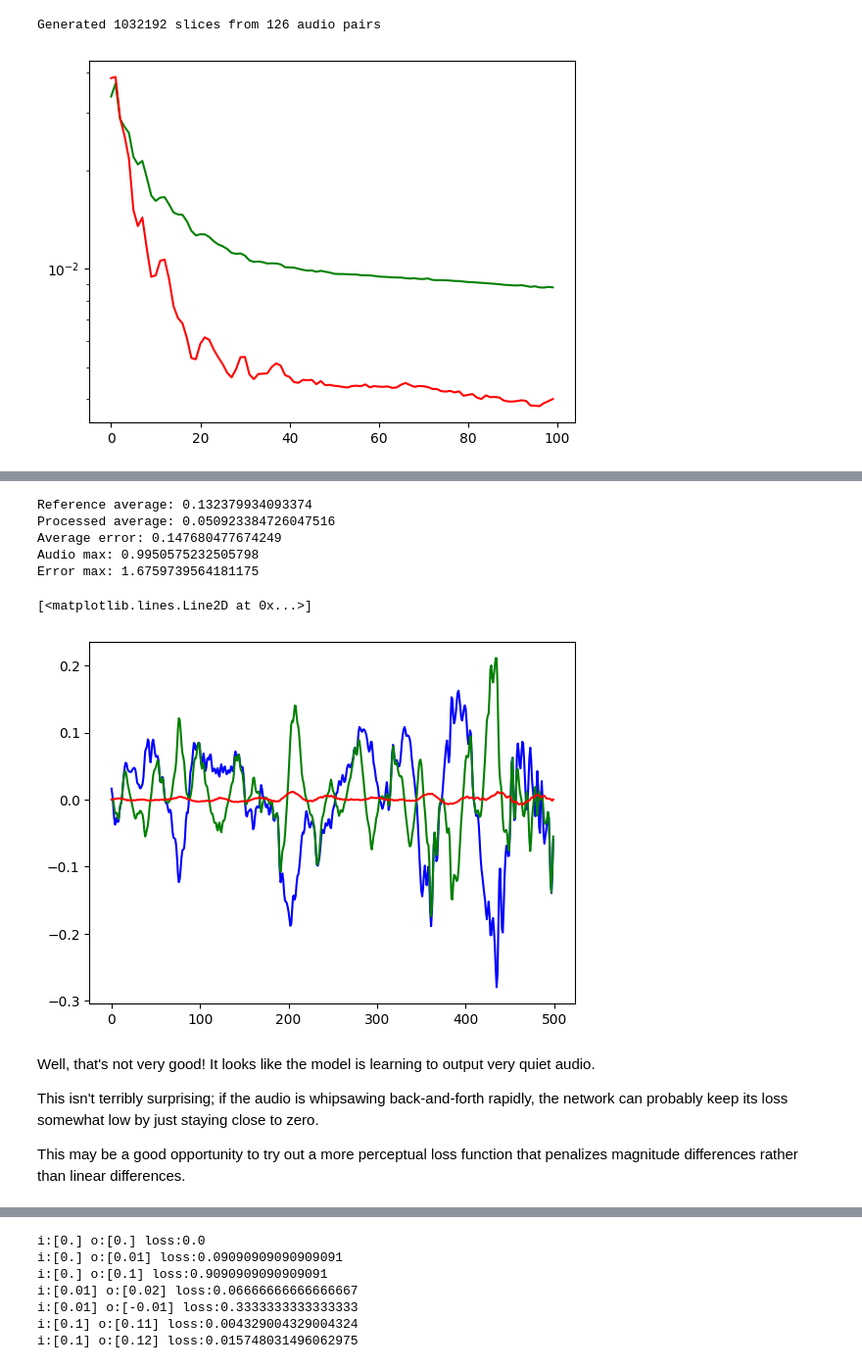
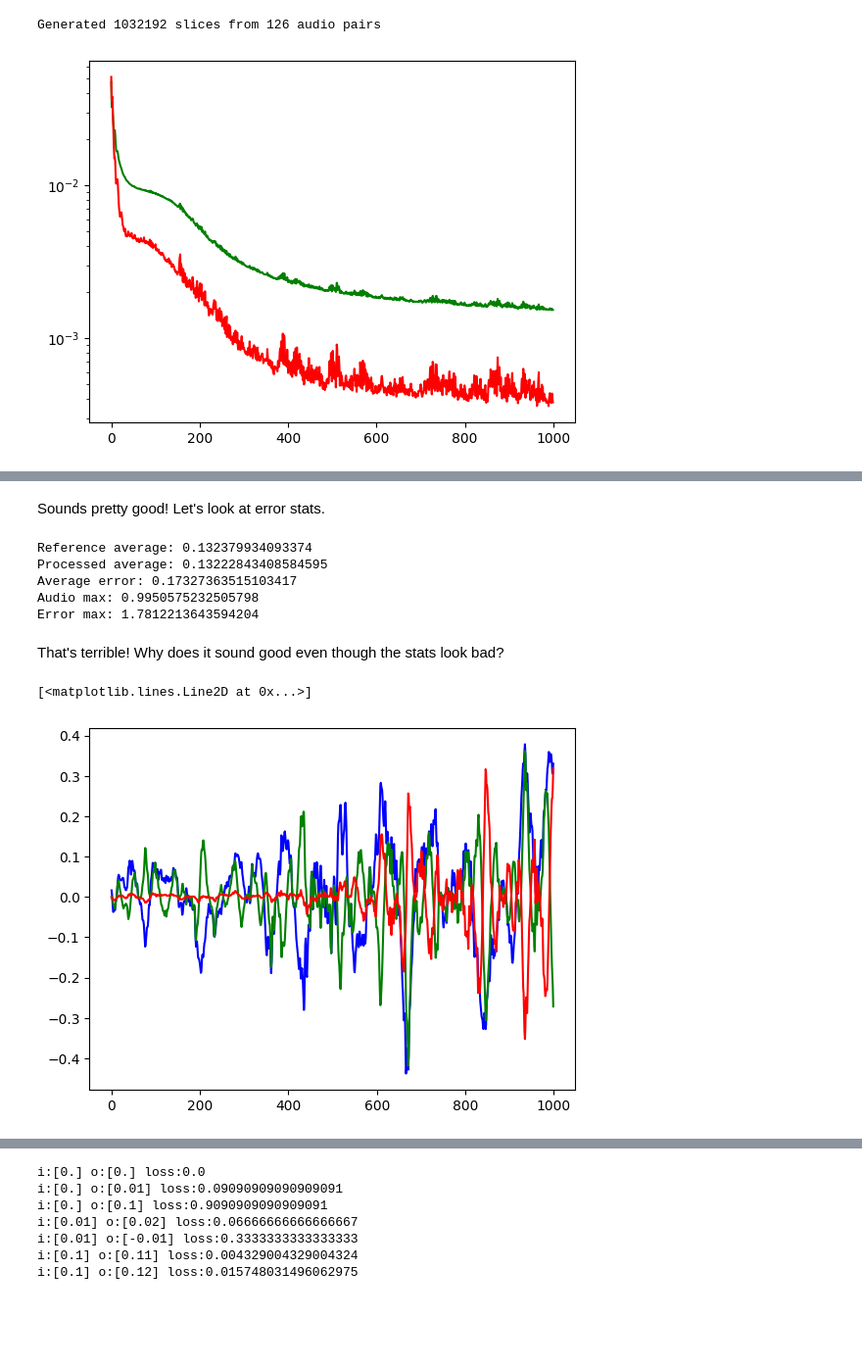
Before and after one commit to wyager/audiofx, a Jupyter notebook: audiofx.ipynb, the cells around one changed output, grey strips where cells are left out. Shown at 98% size. Drawn from its saved outputs; the diff is of its cells as text; code cells hidden in the pictures; blank space fills up the shorter version.

```diff
--- a/audiofx.ipynb
+++ b/audiofx.ipynb
@@ -604,14 +604,16 @@ am_data = add_feedback_noise(am_data)
 # %% [output]
 Generated 1032192 slices from 126 audio pairs
 # %%
-am_model = train(am_data, epoch_count = 100)
+am_model = train(am_data, epoch_count = 1000)
 # %% [output]
-[figure, old version]
+[figure, new version]
 # %%
 am_processed = apply_to_audio(am_model, listen_audio)
 Audio(am_processed, rate=sample_rate)
 # %% [output]
 [interactive output not drawn]
+# %% [markdown]
+Sounds pretty good! Let's look at error stats.
 # %%
 avg = np.abs(am_listen).mean()
 err = am_processed - am_listen
@@ -623,20 +625,16 @@ print(f"Audio max: {listen_audio.max()}")
 print(f"Error max: {err.max()}")
 # %% [output]
 Reference average: 0.132379934093374
-Processed average: 0.050923384726047516
-Average error: 0.147680477674249
+Processed average: 0.13222843408584595
+Average error: 0.17327363515103417
 Audio max: 0.9950575232505798
-Error max: 1.6759739564181175
+Error max: 1.7812213643594204
+# %% [markdown]
+That's terrible! Why does it sound good even though the stats look bad?
 # %%
-plt.plot(listen_audio[:500],'b')
-plt.plot(am_listen[:500],'g')
-plt.plot(am_processed[:500], 'r')
+plt.plot(listen_audio[0:1000],'b')
+plt.plot(am_listen[0:1000],'g')
+plt.plot(am_processed[0:1000], 'r')
 # %% [output]
 [<matplotlib.lines.Line2D at 0x...>]
-[figure, old version]
+[figure, new version]
-# %% [markdown]
-Well, that's not very good! It looks like the model is learning to output very quiet audio.
-
-This isn't terribly surprising; if the audio is whipsawing back-and-forth rapidly, the network can probably keep its loss somewhat low by just staying close to zero.
-
-This may be a good opportunity to try out a more perceptual loss function that penalizes magnitude differences rather than linear differences.
```
Also changed, not shown: parts of 14 cells of this notebook.
